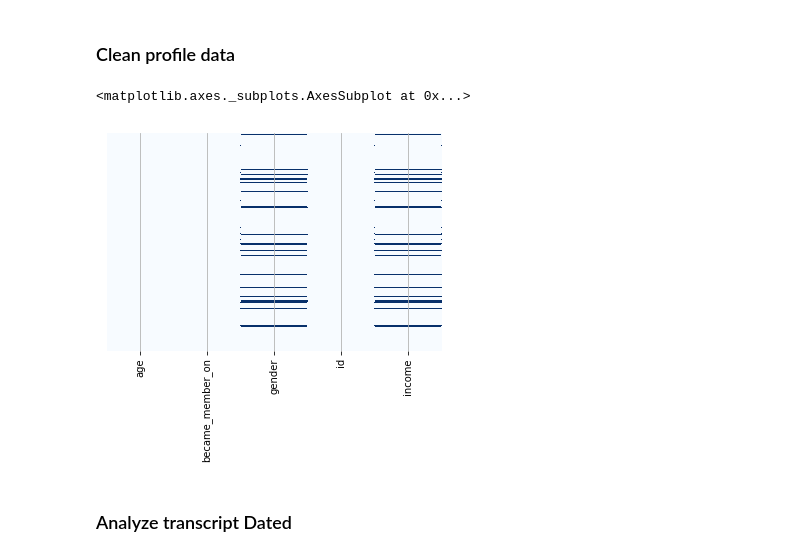
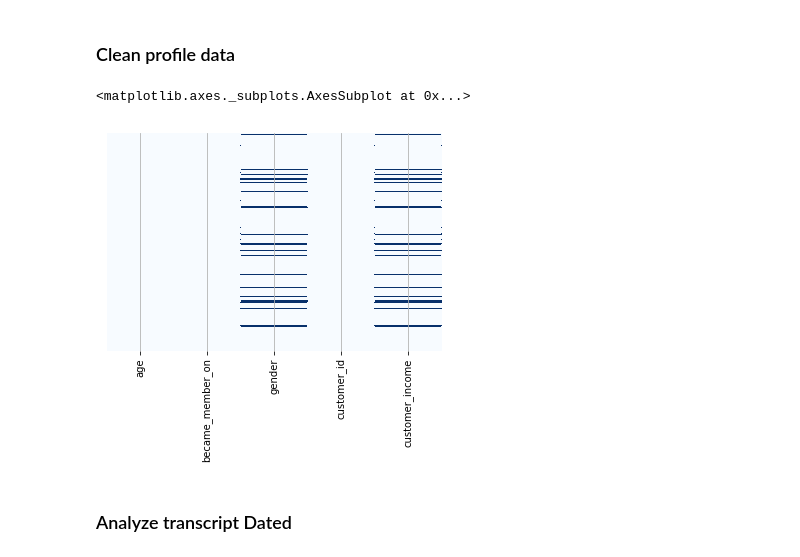
Before and after one commit to Arjunar92/Starbucks_Customer_Segmentation_Project, a Jupyter notebook: Starbucks_Capstone_notebook.ipynb, the cells around one changed output. Saved outputs shown, nothing was run; the diff lists cells and outputs as text; code cells hidden in the pictures.

```diff
--- a/Starbucks_Capstone_notebook.ipynb
+++ b/Starbucks_Capstone_notebook.ipynb
@@ -171,18 +164,18 @@ def clean_offertype(portfolio=portfolio):
 # %%
 # Find and visualize Missing Data
 
 
 sns.heatmap(profile.isnull(), yticklabels = False, cbar = False, cmap="Blues")
 profile.isnull().sum(axis=0) * 100  / profile.shape[0]
 profile['age'].hist(bins = 25)
 # Remove customers with N/A income data
-profile = profile[profile['income'].notnull()]
+profile = profile[profile['customer_income'].notnull()]
 profile['age'].hist(bins = 25)
 profile.isnull().sum(axis=0) * 100  / profile.shape[0]
-profile['income'].hist(bins = 100)
+profile['customer_income'].hist(bins = 100)
 # %% [output]
 <matplotlib.axes._subplots.AxesSubplot at 0x...>
-[figure, old version]
+[figure, new version]
 # %%
 def clean_profile(profile = profile):
 
```
Also changed, not shown: parts of 16 cells of this notebook.
